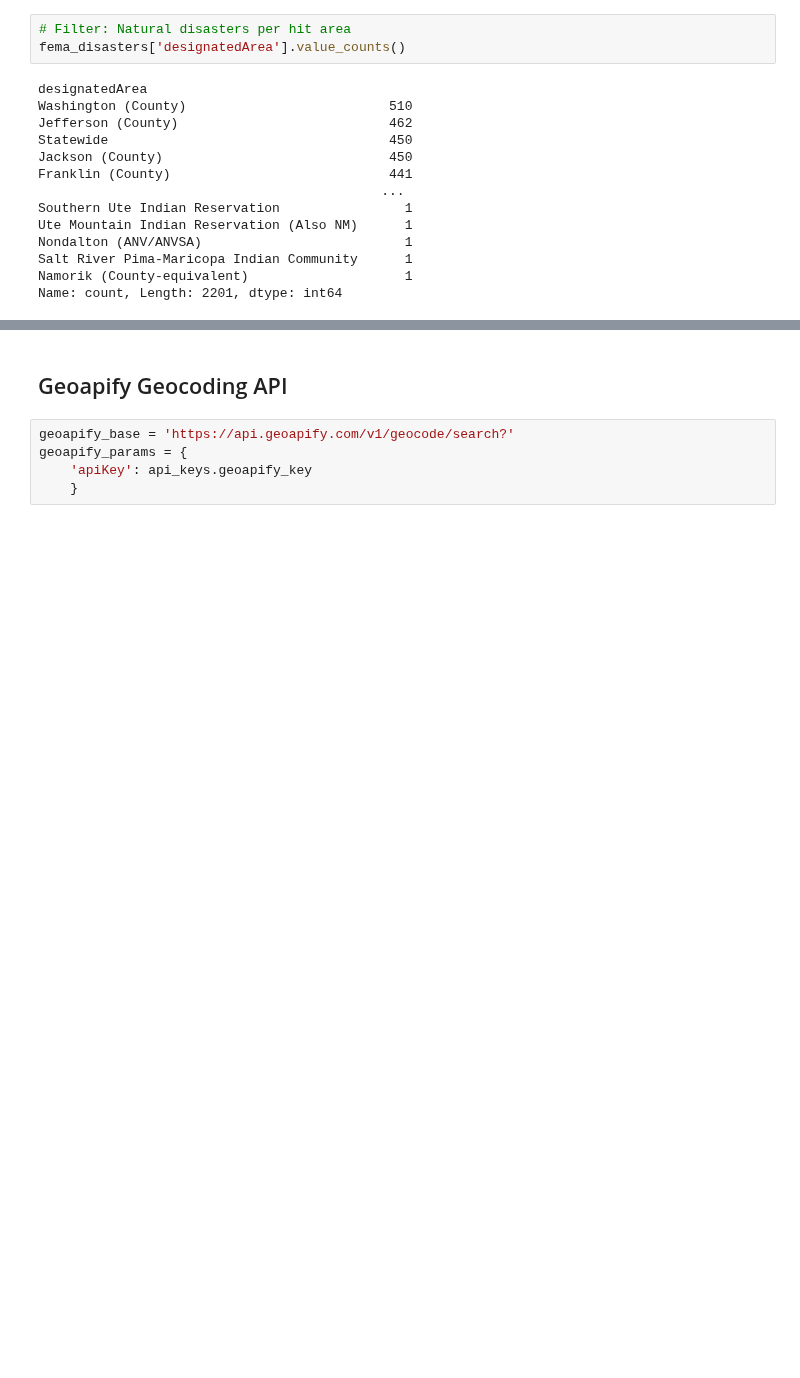
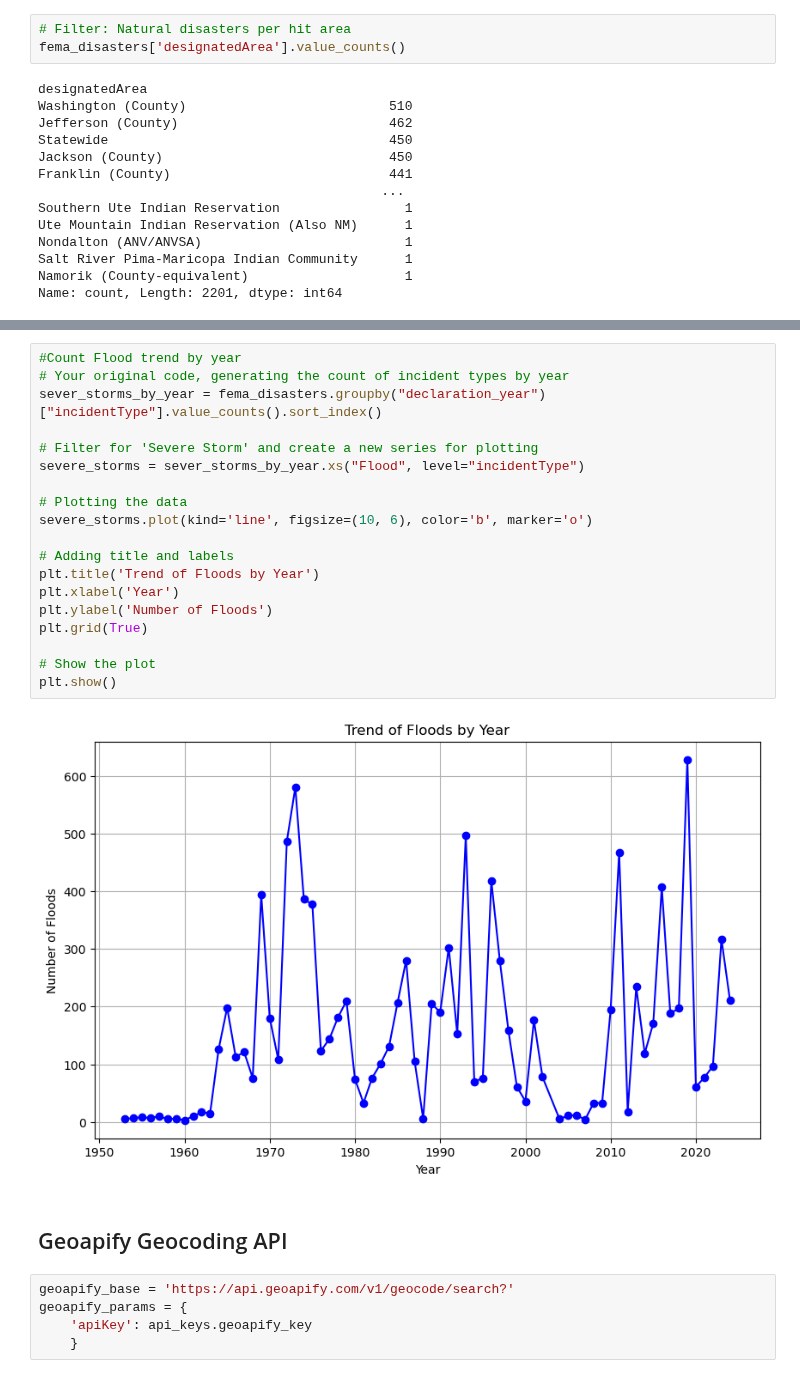
Before and after one commit to Neelka96/HavocMapper, a Jupyter notebook: data_tunnel - Avenika.ipynb, the cells around one changed output, grey strips where cells are left out. Cells and saved outputs as stored; diff of their text form; blank space fills up the shorter version.

```diff
--- a/data_tunnel - Avenika.ipynb
+++ b/data_tunnel - Avenika.ipynb
@@ -201,3 +355,24 @@ Name: count, Length: 2201, dtype: int64
+# %%
+#Count Flood trend by year
+# Your original code, generating the count of incident types by year
+sever_storms_by_year = fema_disasters.groupby("declaration_year")["incidentType"].value_counts().sort_index()
+
+# Filter for 'Severe Storm' and create a new series for plotting
+severe_storms = sever_storms_by_year.xs("Flood", level="incidentType")
+
+# Plotting the data
+severe_storms.plot(kind='line', figsize=(10, 6), color='b', marker='o')
+
+# Adding title and labels
+plt.title('Trend of Floods by Year')
+plt.xlabel('Year')
+plt.ylabel('Number of Floods')
+plt.grid(True)
+
+# Show the plot
+plt.show()
+# %% [output]
+[figure, added]
 # %% [markdown]
 ## Geoapify Geocoding API
 # %%
```
Also changed, not shown: parts of 11 cells of this notebook.
